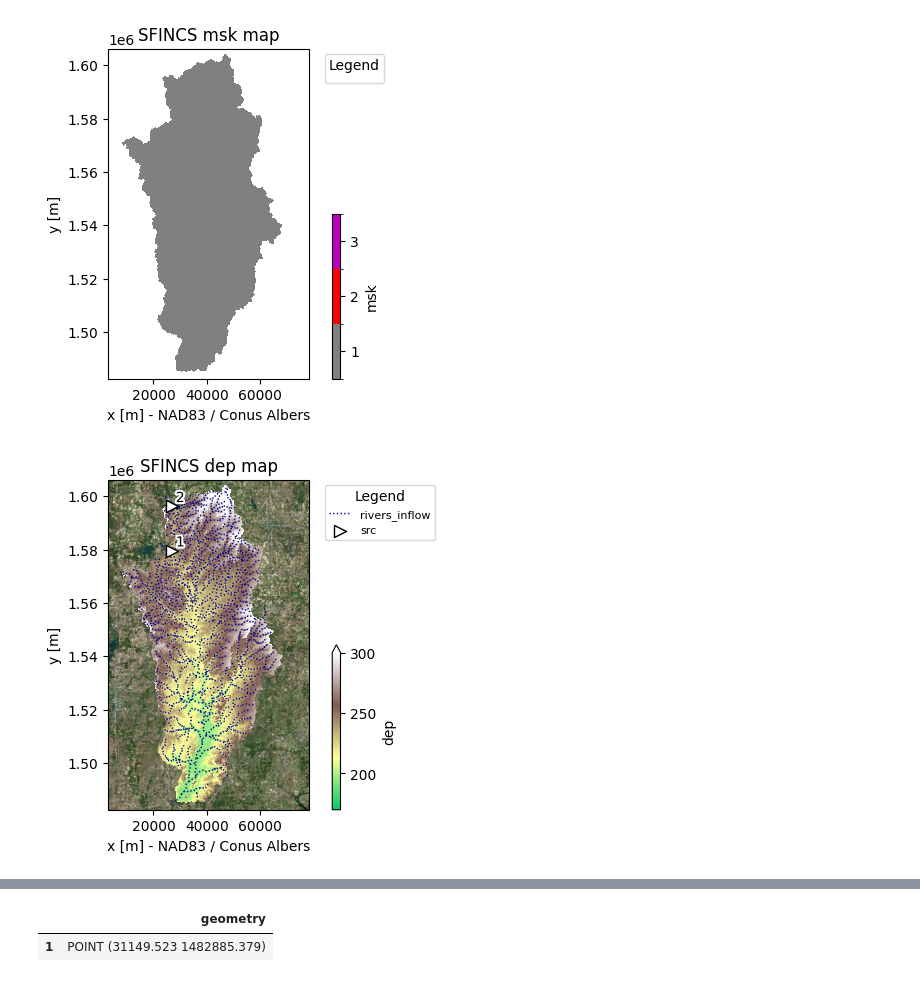
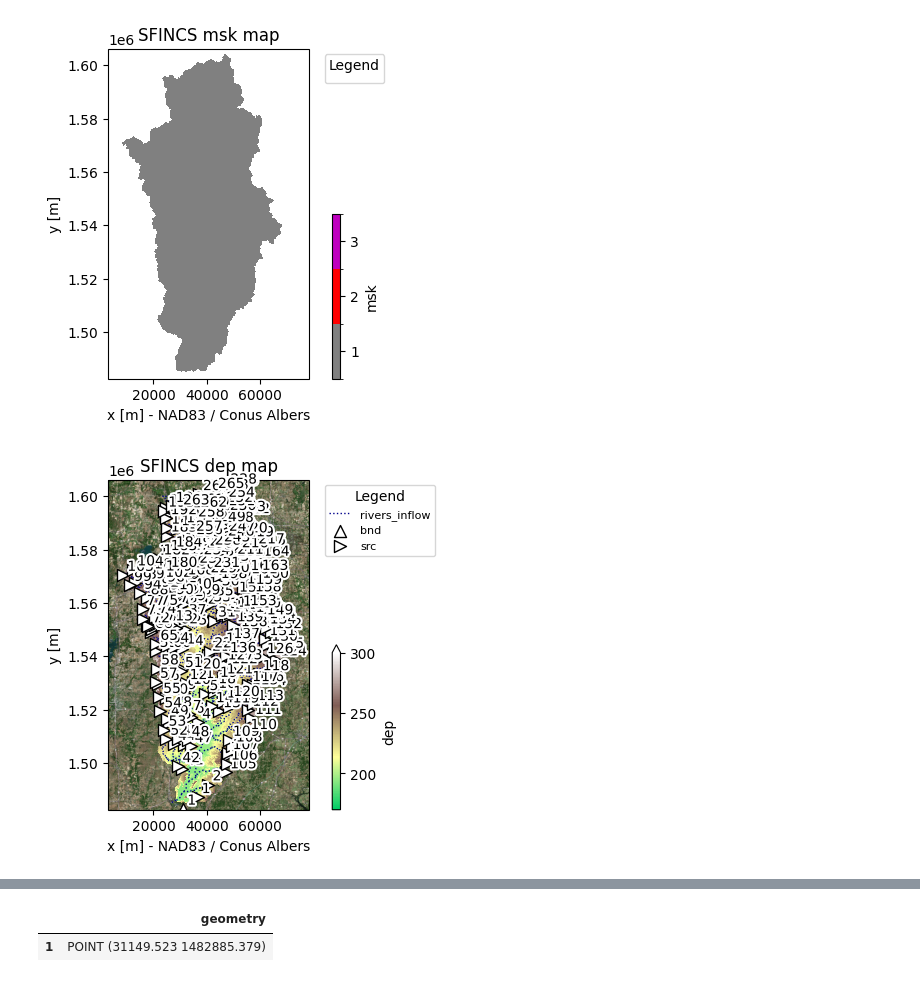
Before and after one commit to NGWPC/near_real-time_sfincs, a Jupyter notebook: notebooks/build_huc8.ipynb, the cells around one changed output, grey strips where cells are left out. Saved outputs shown, nothing was run; the diff lists cells and outputs as text; code cells hidden in the pictures.

Commit message:
added headwaters

```diff
--- a/notebooks/build_huc8.ipynb
+++ b/notebooks/build_huc8.ipynb
@@ -122,14 +122,15 @@ flowlines = gpd.read_file(file_path, layer="flowpaths")
 # %%
 sf.setup_river_inflow(
     rivers=flowlines,
     buffer=0.9,
     river_width=10,
-    keep_rivers_geom=True
+    keep_rivers_geom=True,
+    src_type="headwater"
 )
 # print(sf.config)
 fig, ax = sf.plot_basemap(variable="dep", plot_bounds=False, bmap="sat", zoomlevel=12)
 # %% [output]
-[figure, old version]
+[figure, new version]
 # %%
 sfincs_points = sf.forcing['dis'].vector.to_gdf()
 nexus = gpd.read_file(file_path, layer="network")
```
Also changed, not shown: parts of 7 cells of this notebook, 1 other file.
